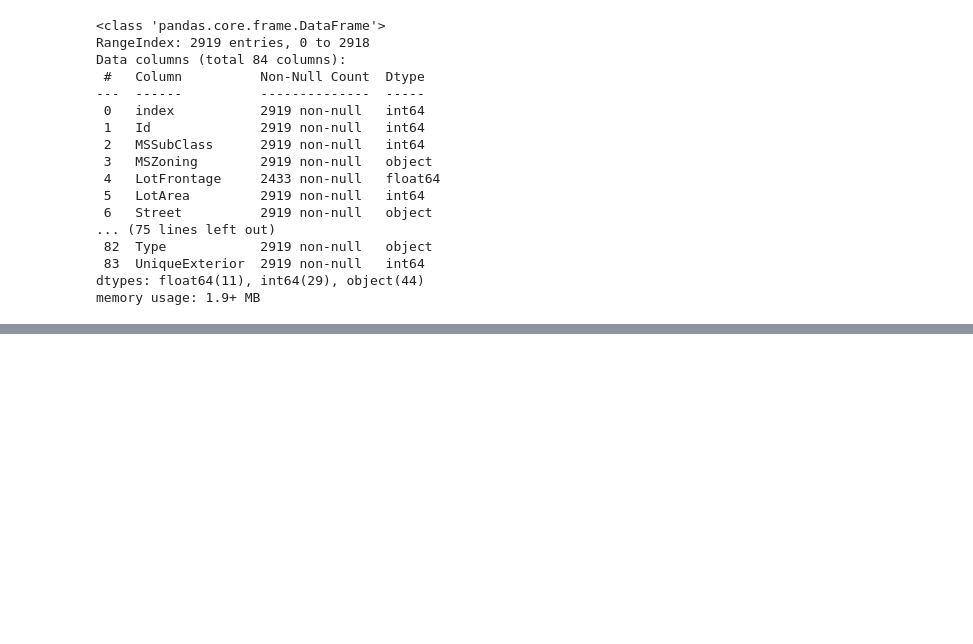
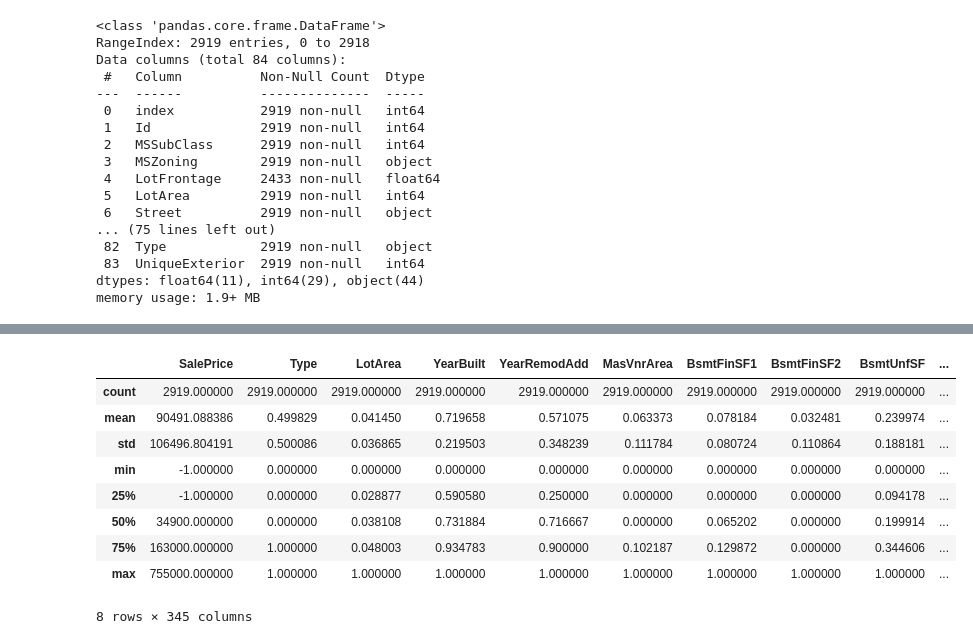
Before and after one commit to ArturoCRodriguez/kaggle_house_prices, a Jupyter notebook: house_pricing_v2.ipynb, the cells around one changed output, grey strips where cells are left out. Saved outputs shown, nothing was run; the diff lists cells and outputs as text; code cells hidden in the pictures; blank space fills up the shorter version.

```diff
--- a/house_pricing_v2.ipynb
+++ b/house_pricing_v2.ipynb
@@ -438,0 +443,7 @@ drop_features = ['index','Id','Type']
+# %%
+columns_df = pd.read_csv('columns_df.csv', index_col = 'index')
+drop_features = columns_df.loc[columns_df.treatment == 'drop','feature'].unique()
+cat_features = columns_df.loc[columns_df.treatment == 'cat','feature'].unique()
+num_features = columns_df.loc[columns_df.treatment == 'num','feature'].unique()
+pass_features = columns_df.loc[columns_df.treatment == 'pass','feature'].unique()
+cat_features
@@ -438,0 +463,31 @@ drop_features = ['index','Id','Type']
+# %%
+all_data['Type'] = all_data.apply(lambda x: 0 if x['Type'] == 'train' or x['Type'] == 0 else 1,axis=1)
+num_pipeline = Pipeline([
+    ("1",RobustScaler()),
+    ("2",MinMaxScaler()),
+])
+pipeline = ColumnTransformer([
+    ('pass','passthrough',pass_features),
+    # ('num',RobustScaler(),num_features),
+    ('num',num_pipeline,num_features),
+    ('cat',OneHotEncoder(sparse=False),cat_features)
+    # ('cat',OrdinalEncoder(),cat_features)
+])
+all_data_prep_array = pipeline.fit_transform(all_data)
+ohe_features = pipeline.named_transformers_['cat'].get_feature_names()
+all_features = np.concatenate([pass_features,num_features,ohe_features])
+all_data_prep = pd.DataFrame(all_data_prep_array,columns = all_features)
+# all_features = np.concatenate([pass_features,num_features,cat_features])
+all_data_prep = pd.DataFrame(all_data_prep_array,columns = all_features)
+all_data_prep.describe()
+# %% [output]
+|  | SalePrice | Type | LotArea | YearBuilt | YearRemodAdd | MasVnrArea | BsmtFinSF1 | BsmtFinSF2 | BsmtUnfSF | ... |
+| count | 2919.000000 | 2919.000000 | 2919.000000 | 2919.000000 | 2919.000000 | 2919.000000 | 2919.000000 | 2919.000000 | 2919.000000 | ... |
+| mean | 90491.088386 | 0.499829 | 0.041450 | 0.719658 | 0.571075 | 0.063373 | 0.078184 | 0.032481 | 0.239974 | ... |
+| std | 106496.804191 | 0.500086 | 0.036865 | 0.219503 | 0.348239 | 0.111784 | 0.080724 | 0.110864 | 0.188181 | ... |
+| min | -1.000000 | 0.000000 | 0.000000 | 0.000000 | 0.000000 | 0.000000 | 0.000000 | 0.000000 | 0.000000 | ... |
+| 25% | -1.000000 | 0.000000 | 0.028877 | 0.590580 | 0.250000 | 0.000000 | 0.000000 | 0.000000 | 0.094178 | ... |
+| 50% | 34900.000000 | 0.000000 | 0.038108 | 0.731884 | 0.716667 | 0.000000 | 0.065202 | 0.000000 | 0.199914 | ... |
+| 75% | 163000.000000 | 1.000000 | 0.048003 | 0.934783 | 0.900000 | 0.102187 | 0.129872 | 0.000000 | 0.344606 | ... |
+| max | 755000.000000 | 1.000000 | 1.000000 | 1.000000 | 1.000000 | 1.000000 | 1.000000 | 1.000000 | 1.000000 | ... |
+8 rows × 345 columns
```
Also changed, not shown: parts of 15 cells of this notebook, 6 other files.
